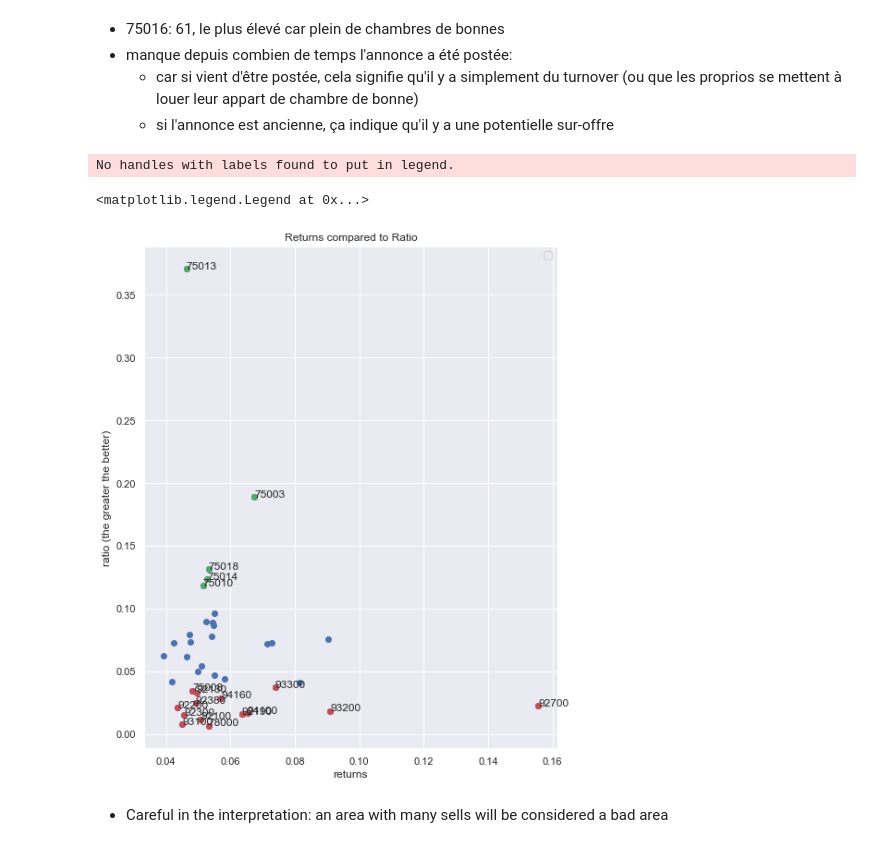
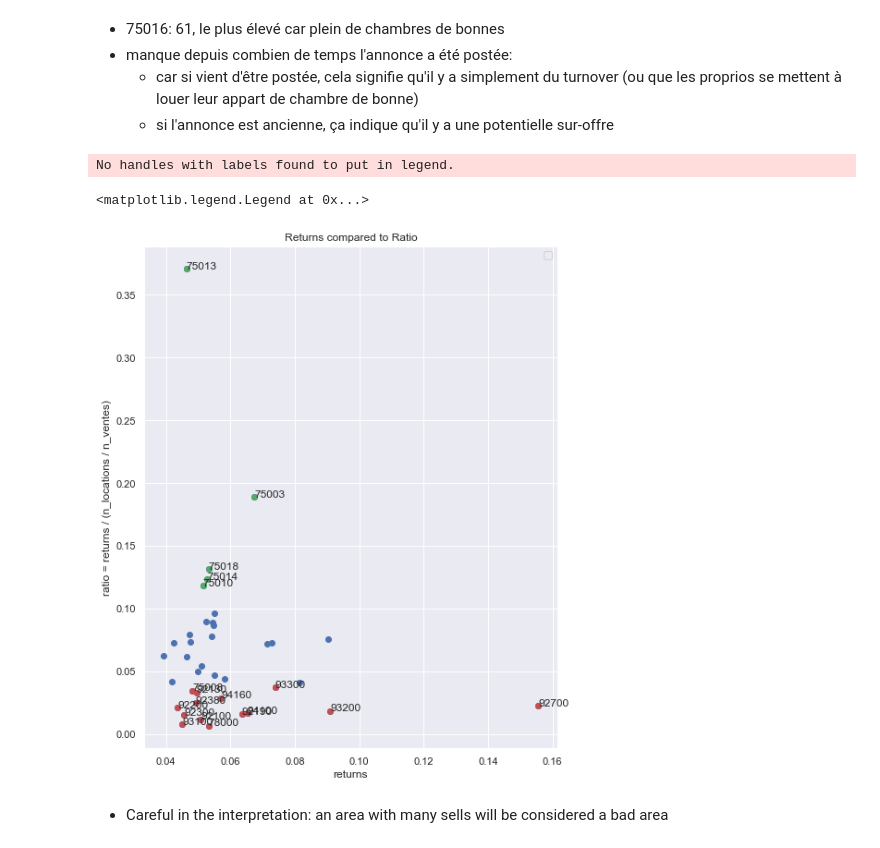
Before and after one commit to AlexisBogroff/Contests, a Jupyter notebook: Predictions/housing_rental/eda.ipynb, the cells around one changed output. Drawn from its saved outputs; the diff is of its cells as text; code cells hidden in the pictures.

Commit message:
Add visualizations in general analysis

```diff
--- a/Predictions/housing_rental/eda.ipynb
+++ b/Predictions/housing_rental/eda.ipynb
@@ -725,9 +757,9 @@ def compute_x_by_y(prices, rentals,
     # Compute ratio
     ratio = r/(risk * w)
 
-    return r, sum_rent, sum_px, ratio, count_px, count_rent
+    return r, ratio, count_px, count_rent
 # %%
-r, sum_rent, sum_px, ratio, count_px, count_rent = compute_x_by_y(prices, rentals, sup_max=14)
+r, ratio, count_px, count_rent = compute_x_by_y(prices, rentals, sup_max=14)
 # %%
 count_rent[count_rent['Loyer'] > 5]['Loyer']
 # %% [output]
@@ -760,28 +792,28 @@ ratio_clean = ratio[~ratio.isna()]
 # %%
 # Plot
 plt.figure(figsize=(8, 10))
 plt.scatter(r_clean, ratio_clean)
 plt.xlabel('returns')
-plt.ylabel('ratio (the greater the better)')
+plt.ylabel('ratio = returns / (n_locations / n_ventes)')
 plt.title('Returns compared to Ratio')
 
 # Annotate opportunities
 for idx, r, ratio in zip(r_clean.index, r_clean, ratio_clean):
     # Great
     if ratio > .1:
         plt.annotate(idx, (r, ratio))
         plt.plot(r, ratio, 'go')
 
     # Bad opportunity
     if ratio < .04:
         plt.annotate(idx, (r, ratio))
         plt.plot(r, ratio, 'ro')
 
 plt.legend()
 # %% [output]
 No handles with labels found to put in legend.
 <matplotlib.legend.Legend at 0x...>
-[figure, old version]
+[figure, new version]
 # %% [markdown]
 - Careful in the interpretation: an area with many sells will be considered a bad area
 # %% [markdown]
```
Also changed, not shown: parts of 5 cells of this notebook.
